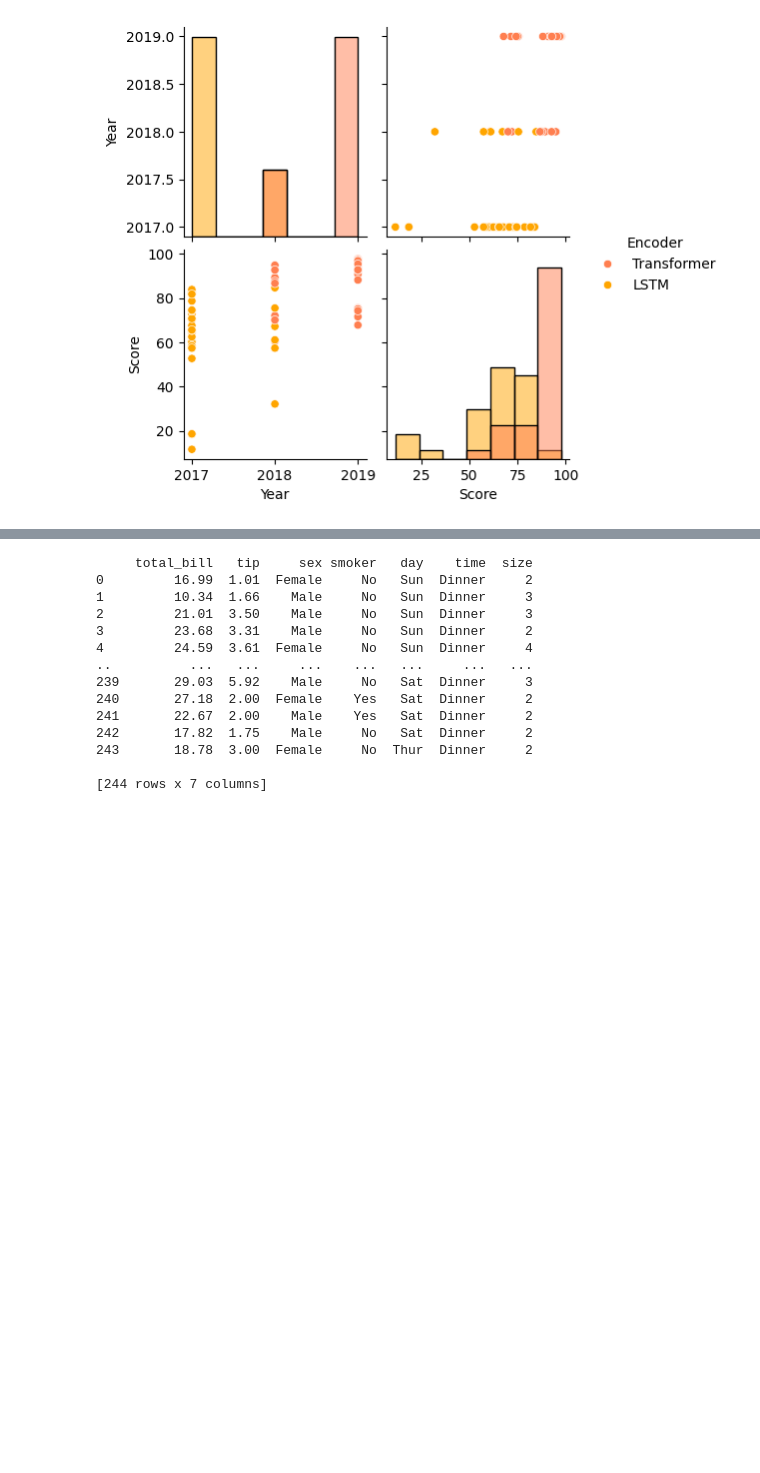
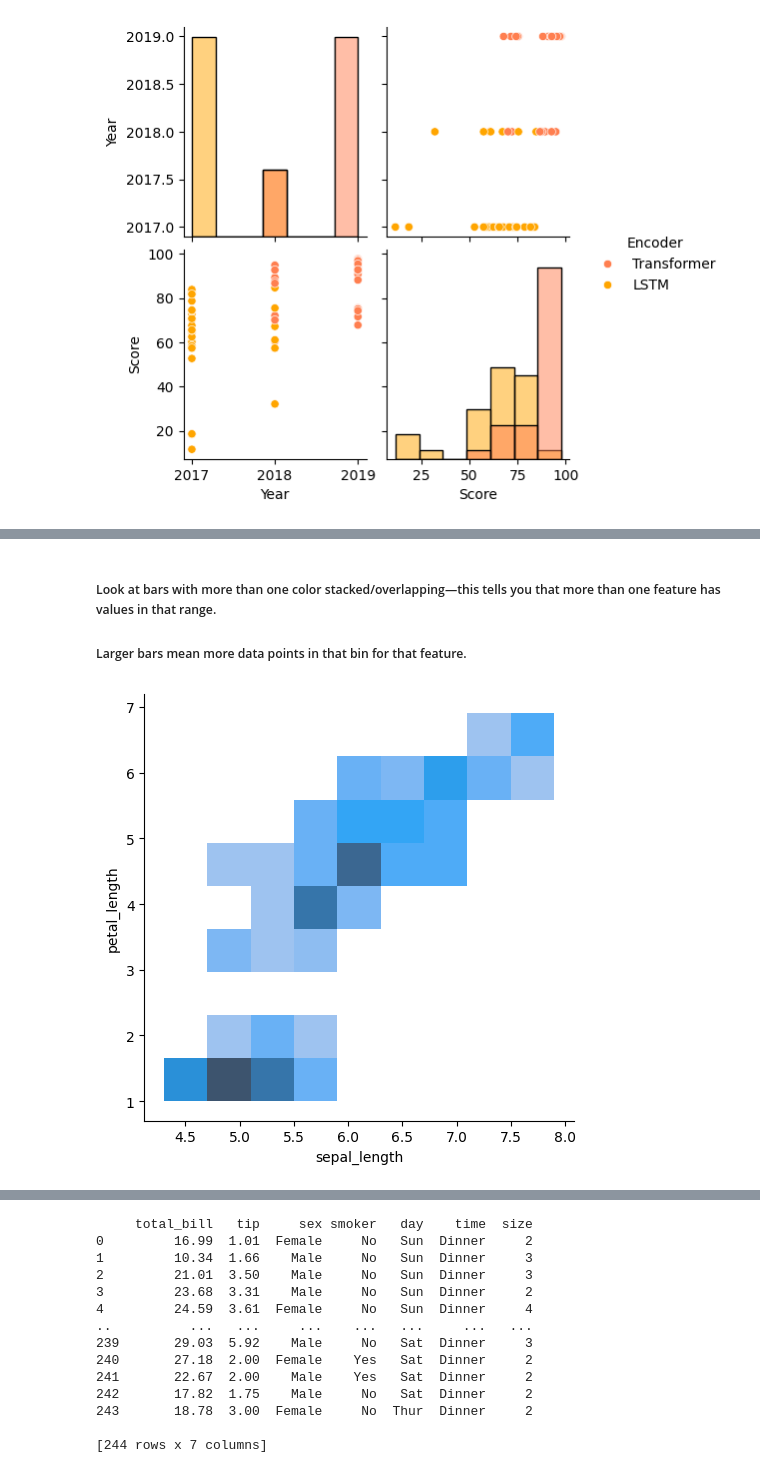
Before and after one commit to najafathima/Data_Science, a Jupyter notebook: week3.ipynb, the cells around one changed output, grey strips where cells are left out. Saved outputs shown, nothing was run; the diff lists cells and outputs as text; code cells hidden in the pictures; blank space fills up the shorter version.

```diff
--- a/week3.ipynb
+++ b/week3.ipynb
@@ -470 +489,9 @@ plt.show()
 [figure]
+# %% [markdown]
+##### Look at bars with more than one color stacked/overlapping—this tells you that more than one feature has values in that range.
+##### Larger bars mean more data points in that bin for that feature.
+# %%
+sns.displot(x='sepal_length',y='petal_length',data=iris)
+plt.show()
+# %% [output]
+[figure, added]
```
Also changed, not shown: parts of 30 cells of this notebook.
